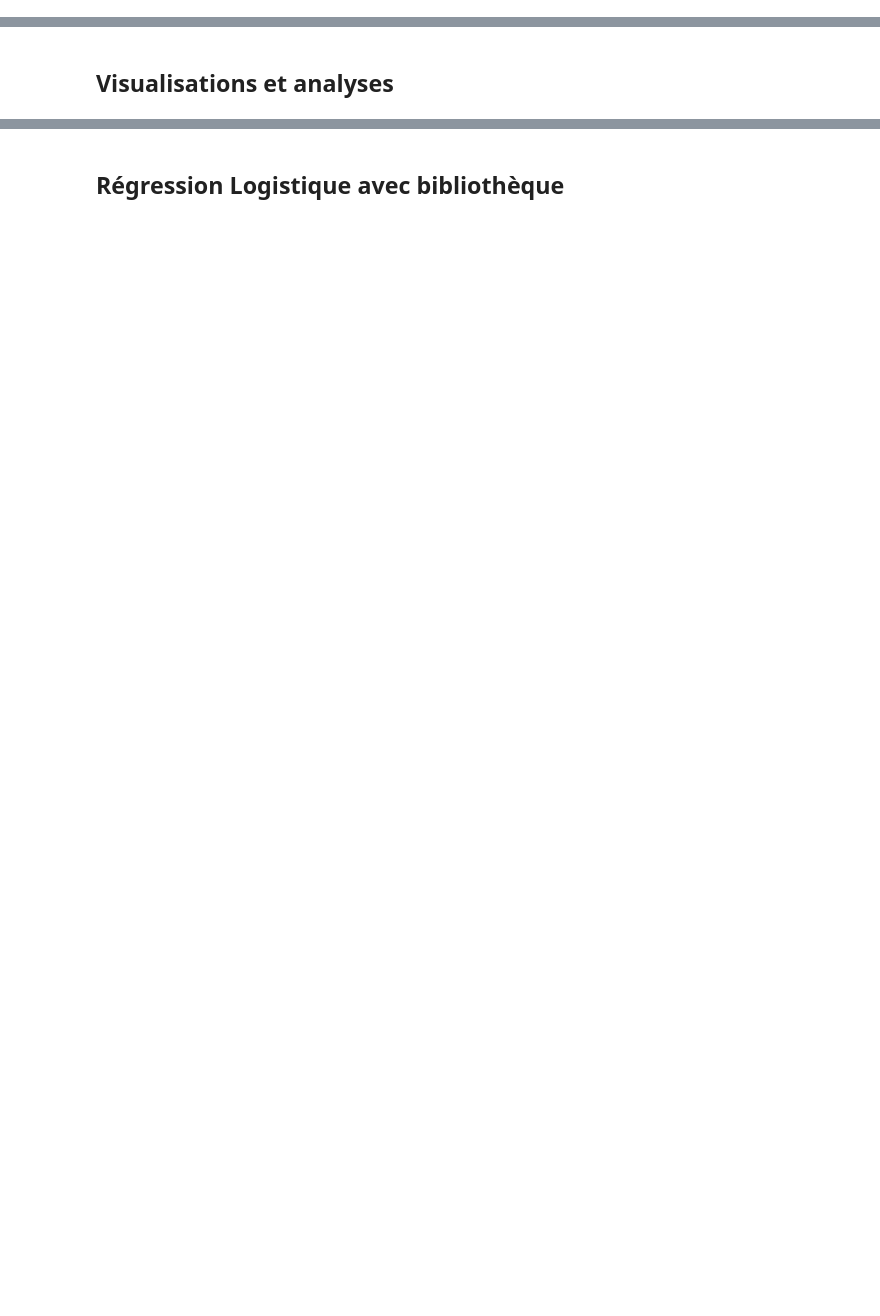
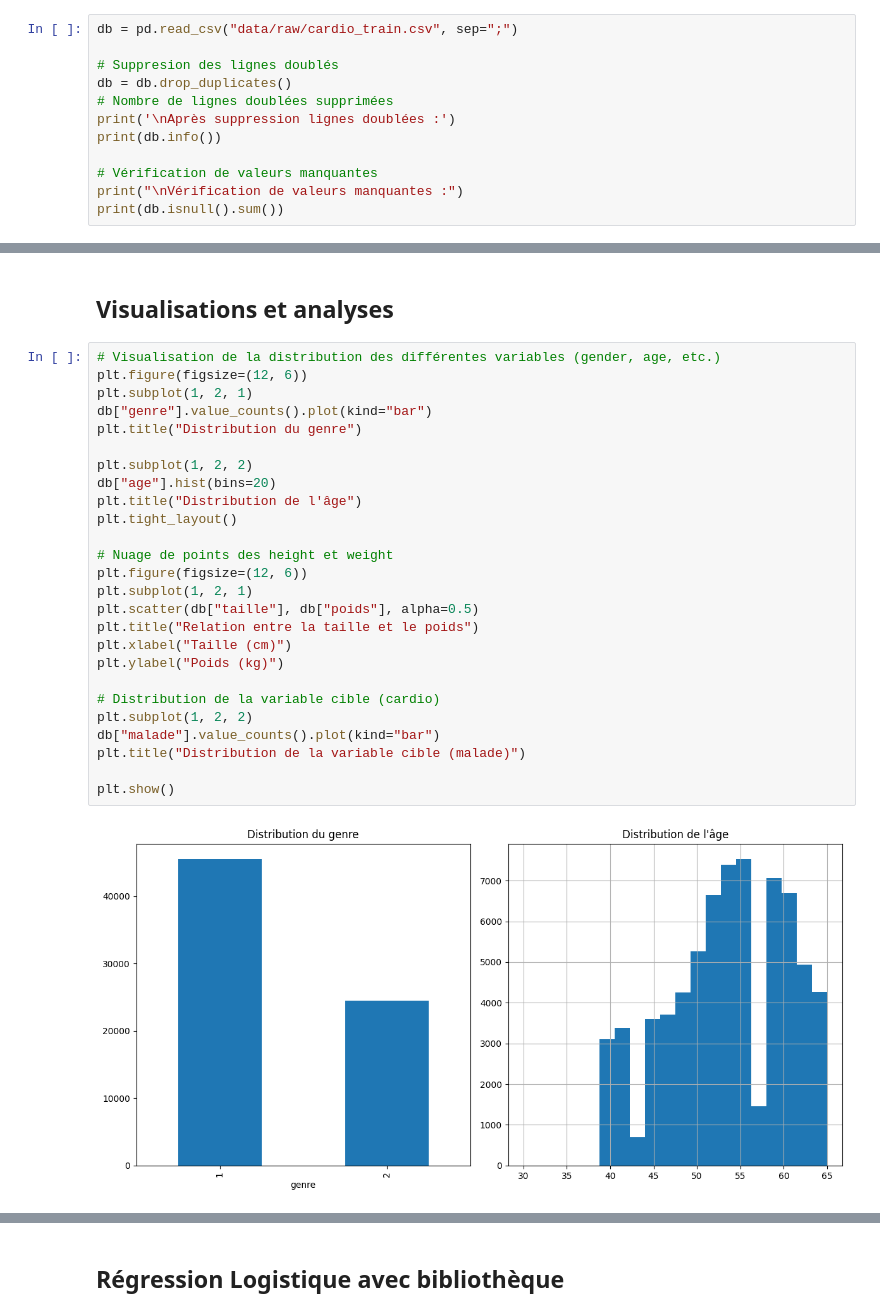
Before and after one commit to axel-achart/cardio-vasc-risks, a Jupyter notebook: exploration.ipynb, the cells around one changed output, grey strips where cells are left out. Cells and saved outputs as stored; diff of their text form; blank space fills up the shorter version.

```diff
--- a/exploration.ipynb
+++ b/exploration.ipynb
@@ -3,2 +15,14 @@
 # %% [markdown]
 ## Récupération et nettoyage des données
+# %%
+db = pd.read_csv("data/raw/cardio_train.csv", sep=";")
+
+# Suppresion des lignes doublés
+db = db.drop_duplicates()
+# Nombre de lignes doublées supprimées
+print('\nAprès suppression lignes doublées :')
+print(db.info())
+
+# Vérification de valeurs manquantes
+print("\nVérification de valeurs manquantes :")
+print(db.isnull().sum())
@@ -7,2 +97,30 @@
 # %% [markdown]
 ## Visualisations et analyses
+# %%
+# Visualisation de la distribution des différentes variables (gender, age, etc.)
+plt.figure(figsize=(12, 6))
+plt.subplot(1, 2, 1)
+db["genre"].value_counts().plot(kind="bar")
+plt.title("Distribution du genre")
+
+plt.subplot(1, 2, 2)
+db["age"].hist(bins=20)
+plt.title("Distribution de l'âge")
+plt.tight_layout()
+
+# Nuage de points des height et weight
+plt.figure(figsize=(12, 6))
+plt.subplot(1, 2, 1)
+plt.scatter(db["taille"], db["poids"], alpha=0.5)
+plt.title("Relation entre la taille et le poids")
+plt.xlabel("Taille (cm)")
+plt.ylabel("Poids (kg)")
+
+# Distribution de la variable cible (cardio)
+plt.subplot(1, 2, 2)
+db["malade"].value_counts().plot(kind="bar")
+plt.title("Distribution de la variable cible (malade)")
+
+plt.show()
+# %% [output]
+[figure, added]
```
Also changed, not shown: parts of 7 cells of this notebook, 4 other files.
